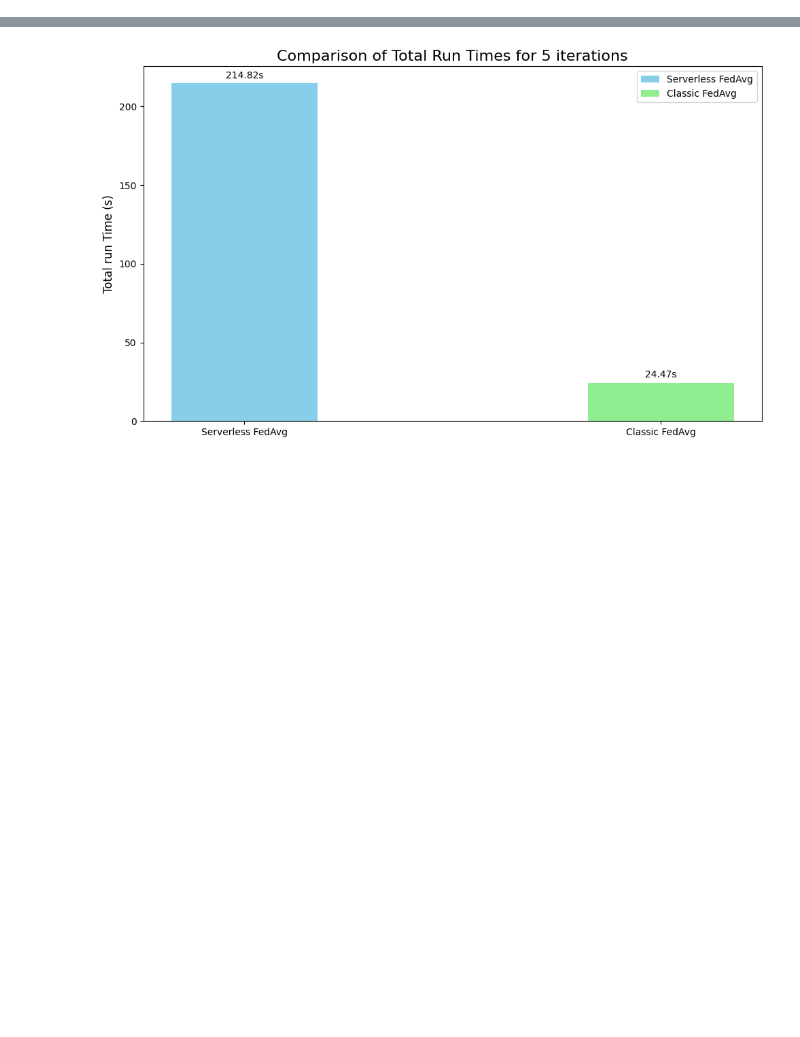
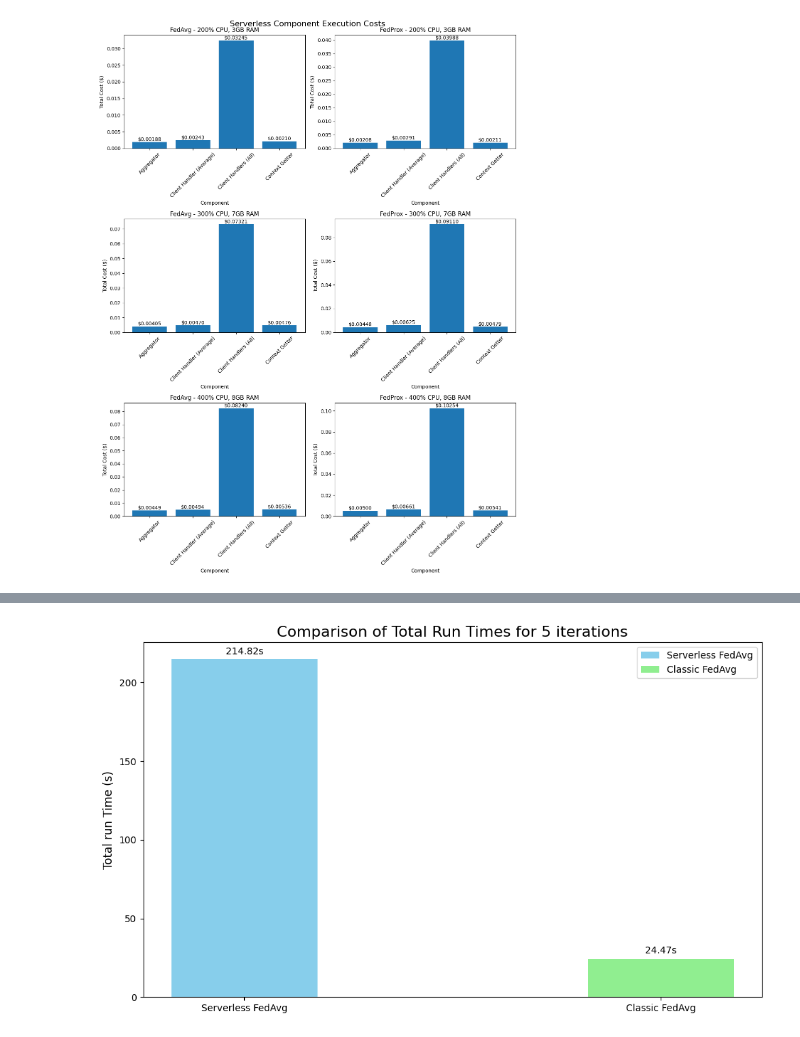
Before and after one commit to Akatroj/pfl-research, a Jupyter notebook: tutorials/analysis.ipynb, the cells around one changed output, grey strips where cells are left out. Cells and saved outputs as stored; diff of their text form; code cells hidden in the pictures; blank space fills up the shorter version.

```diff
--- a/tutorials/analysis.ipynb
+++ b/tutorials/analysis.ipynb
@@ -98,0 +551,83 @@ dtype: float64
+# %%
+fig, axs = plt.subplots(3, 2, figsize=(12, 16))
+
+rename_dict = {
+    "CONTEXT_GETTER": "Context Getter",
+    "CLIENT_HANDLER_SUM": "Client Handlers (All)",
+    "CLIENT_HANDLER_MAX": "Client Handler (Average)",
+    "AGGREGATOR": "Aggregator",
+}
+
+
+def graph4(df, ax, title, cost_function):
+    df = df[df["operation"] == "RUN"]
+    # df = df[df["component"] != "CLIENT_HANDLER_MAX"]
+
+    df = df.replace({"component": rename_dict})
+
+    # prop_cycle = plt.rcParams['axes.prop_cycle']
+    # colors = prop_cycle.by_key()['color']
+
+    # Pivot the data
+    pivot_df = df.pivot(
+        index="iteration",
+        columns="component",
+        values="execution_time",
+    )
+
+    # Fill NaN values with 0
+    pivot_df = pivot_df.fillna(0)
+
+    # Apply cost function to each value
+    cost_df = pivot_df.applymap(cost_function)
+
+    # Calculate average cost per component
+    avg_cost = cost_df.sum()
+
+    # Create the bar plot
+    bars = ax.bar(avg_cost.index, avg_cost.values)
+
+    # Add value labels on the bars
+    for bar in bars:
+        height = bar.get_height()
+        ax.text(bar.get_x() + bar.get_width() / 2.0, height, f"${height:.5f}", ha="center", va="bottom")
+
+    ax.set_title(title, fontsize=12)
+    ax.set_ylabel("Total Cost ($)")
+    ax.set_xlabel("Component")
+    ax.tick_params(axis="x", rotation=45)
+
+    # Print summary statistics
+    print(f"\nSummary for {title}:")
+    print(avg_cost)
+
+    return avg_cost
+
+
+def cost_function(gb):
+    def fn(time):
+        return (gb * 16666.7 * time) / 1_000_000_000
+
+    return fn
+
+
+# Define your cost function here
+
+# Flatten axs to easily iterate over it
+axs_flat = axs.flatten()
+graph4(fedavg_df, axs[0, 0], "FedAvg - 200% CPU, 3GB RAM", cost_function(3))
+graph4(fedprox_df, axs[0, 1], "FedProx - 200% CPU, 3GB RAM", cost_function(3))
+graph4(fedavg_df_300, axs[1, 0], "FedAvg - 300% CPU, 7GB RAM", cost_function(7))
+graph4(fedprox_df_300, axs[1, 1], "FedProx - 300% CPU, 7GB RAM", cost_function(7))
+graph4(fedavg_df_400, axs[2, 0], "FedAvg - 400% CPU, 8GB RAM", cost_function(8))
+graph4(fedprox_df_400, axs[2, 1], "FedProx - 400% CPU, 8GB RAM", cost_function(8))
+
+# handles, labels = axs[0, 0].get_legend_handles_labels()
+# fig.legend(handles, labels, title="Component", bbox_to_anchor=(1.00, 0.5), loc="center left", fontsize=12)
+fig.suptitle("Serverless Component Execution Costs", fontsize=16)
+plt.tight_layout()
+
+print(fedavg_df.head())
+
+plt.show()
+# %% [output]
@@ -98,0 +651 @@ dtype: float64
+[figure, added]
```
Also changed, not shown: parts of 32 cells of this notebook, 21 other files.
